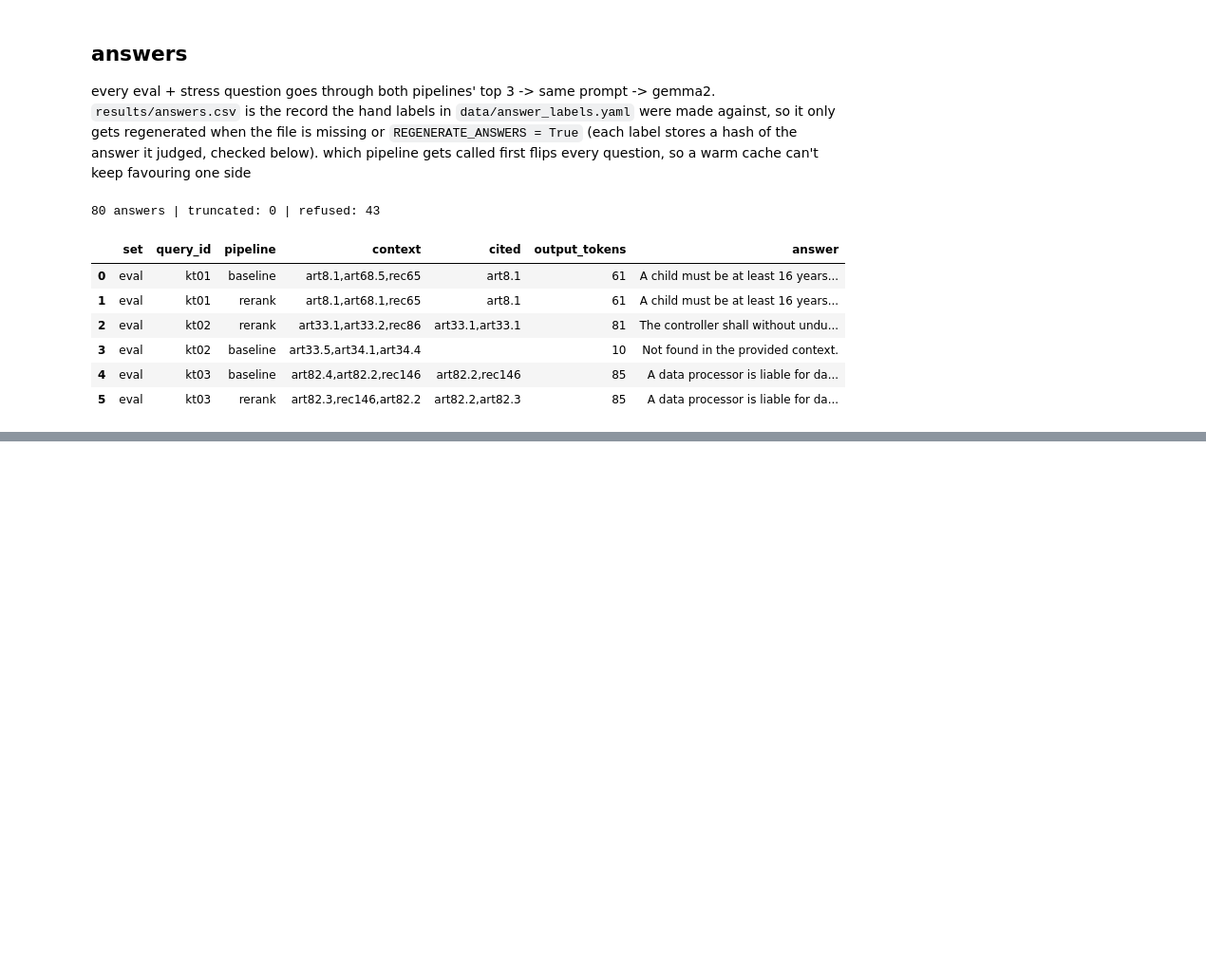
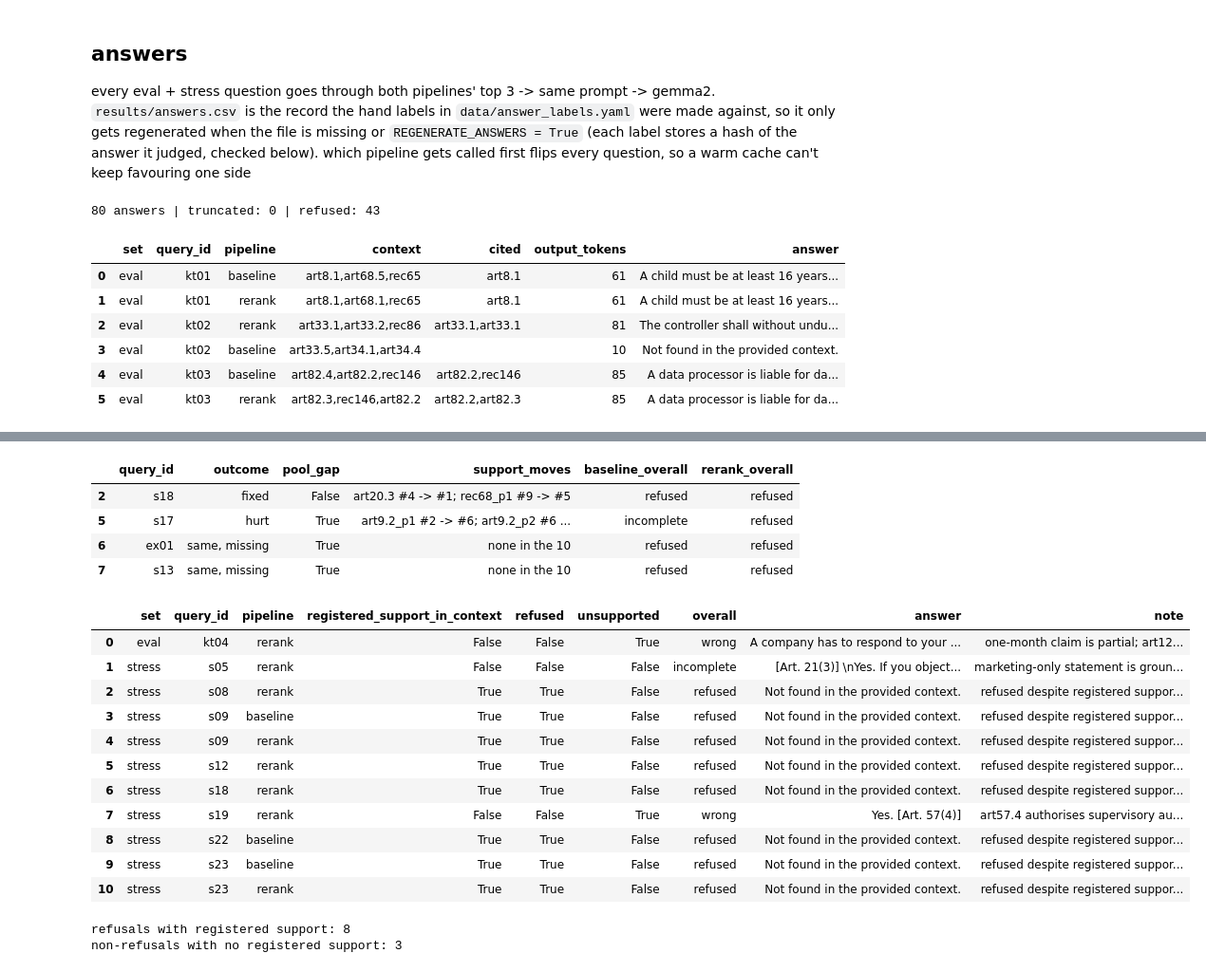
Before and after one commit to itikelabhaskar/gdpr-rag-rerank, a Jupyter notebook: rag_rerank.ipynb, the cells around one changed output, grey strips where cells are left out. Shown at 95% size. Drawn from its saved outputs; the diff is of its cells as text; code cells hidden in the pictures; blank space fills up the shorter version.

```diff
--- a/rag_rerank.ipynb
+++ b/rag_rerank.ipynb
@@ -1183,0 +1384,37 @@ answers[["set", "query_id", "pipeline", "context", "cited", "output_tokens", "an
+# %%
+display(case_studies[case_studies.query_id.isin(["s17", "ex01", "s13", "s18"])][
+    ["query_id", "outcome", "pool_gap", "support_moves", "baseline_overall", "rerank_overall"]])
+diagnostics = []
+for row in assessed.itertuples():
+    query = QUERY_LOOKUP[(row.set, row.query_id)]
+    covered = score(query, row.context.split(","))
+    any_support = bool(covered["hit@3"])
+    if (row.refused and any_support) or (not row.refused and not any_support):
+        diagnostics.append({"set": row.set, "query_id": row.query_id, "pipeline": row.pipeline,
+                            "registered_support_in_context": any_support, "refused": row.refused,
+                            "unsupported": row.unsupported, "overall": row.overall, "answer": row.answer, "note": row.note})
+answer_diagnostics = pd.DataFrame(diagnostics)
+answer_diagnostics.to_csv(RESULTS / "answer_diagnostics.csv", index=False, lineterminator="\n")
+display(answer_diagnostics)
+print("refusals with registered support:", int((answer_diagnostics.refused & answer_diagnostics.registered_support_in_context).sum()))
+print("non-refusals with no registered support:", int((~answer_diagnostics.refused & ~answer_diagnostics.registered_support_in_context).sum()))
+# %% [output]
+|  | query_id | outcome | pool_gap | support_moves | baseline_overall | rerank_overall |
+| 2 | s18 | fixed | False | art20.3 #4 -> #1; rec68_p1 #9 -> #5 | refused | refused |
+| 5 | s17 | hurt | True | art9.2_p1 #2 -> #6; art9.2_p2 #6 ... | incomplete | refused |
+| 6 | ex01 | same, missing | True | none in the 10 | refused | refused |
+| 7 | s13 | same, missing | True | none in the 10 | refused | refused |
+|  | set | query_id | pipeline | registered_support_in_context | refused | unsupported | overall | answer | note |
+| 0 | eval | kt04 | rerank | False | False | True | wrong | A company has to respond to your ... | one-month claim is partial; art12... |
+| 1 | stress | s05 | rerank | False | False | False | incomplete | [Art. 21(3)] \nYes. If you object... | marketing-only statement is groun... |
+| 2 | stress | s08 | rerank | True | True | False | refused | Not found in the provided context. | refused despite registered suppor... |
+| 3 | stress | s09 | baseline | True | True | False | refused | Not found in the provided context. | refused despite registered suppor... |
+| 4 | stress | s09 | rerank | True | True | False | refused | Not found in the provided context. | refused despite registered suppor... |
+| 5 | stress | s12 | rerank | True | True | False | refused | Not found in the provided context. | refused despite registered suppor... |
+| 6 | stress | s18 | rerank | True | True | False | refused | Not found in the provided context. | refused despite registered suppor... |
+| 7 | stress | s19 | rerank | False | False | True | wrong | Yes. [Art. 57(4)] | art57.4 authorises supervisory au... |
+| 8 | stress | s22 | baseline | True | True | False | refused | Not found in the provided context. | refused despite registered suppor... |
+| 9 | stress | s23 | baseline | True | True | False | refused | Not found in the provided context. | refused despite registered suppor... |
+| 10 | stress | s23 | rerank | True | True | False | refused | Not found in the provided context. | refused despite registered suppor... |
+refusals with registered support: 8
+non-refusals with no registered support: 3
```
Also changed, not shown: parts of 12 cells of this notebook, 16 other files.
